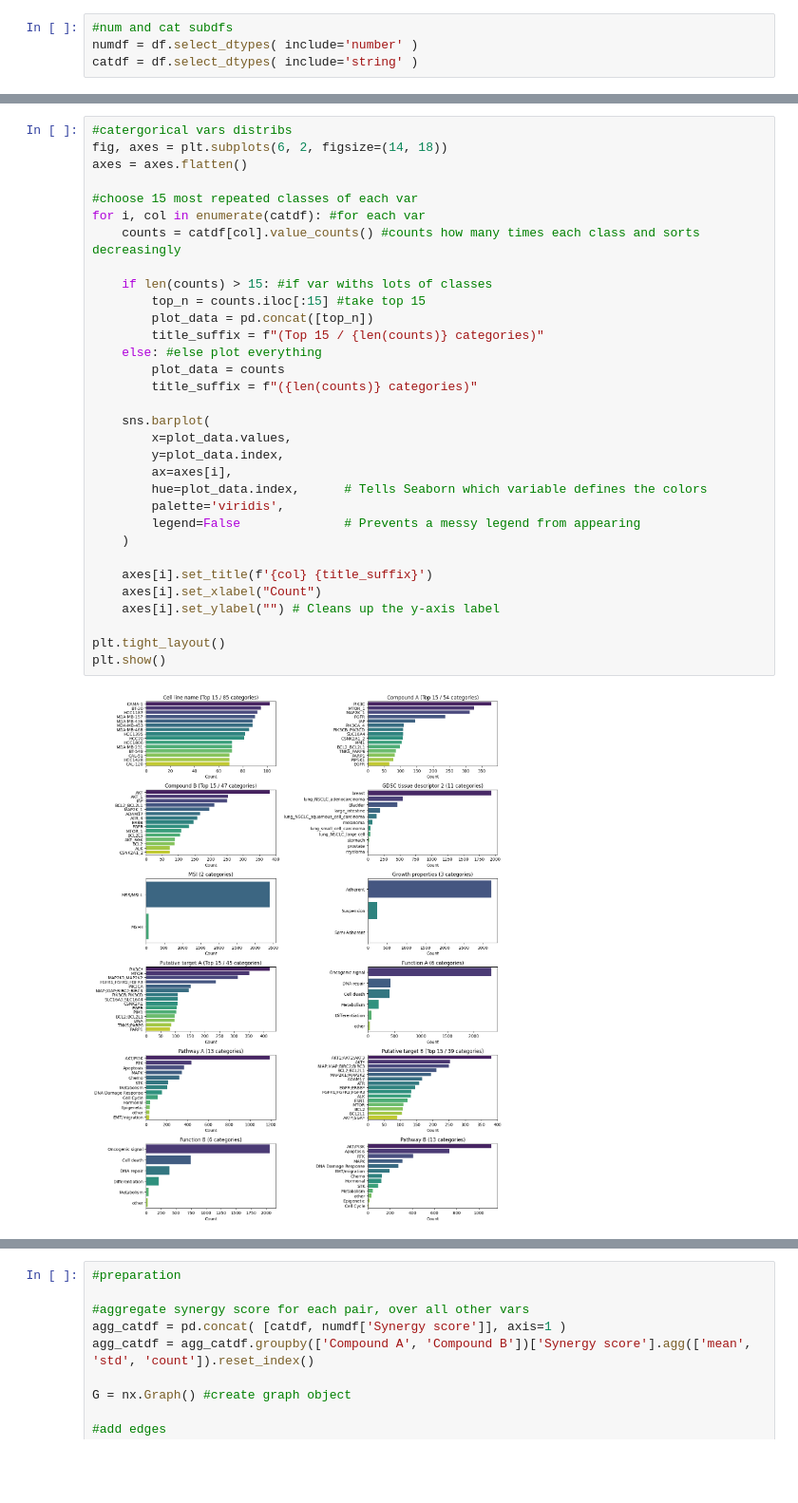
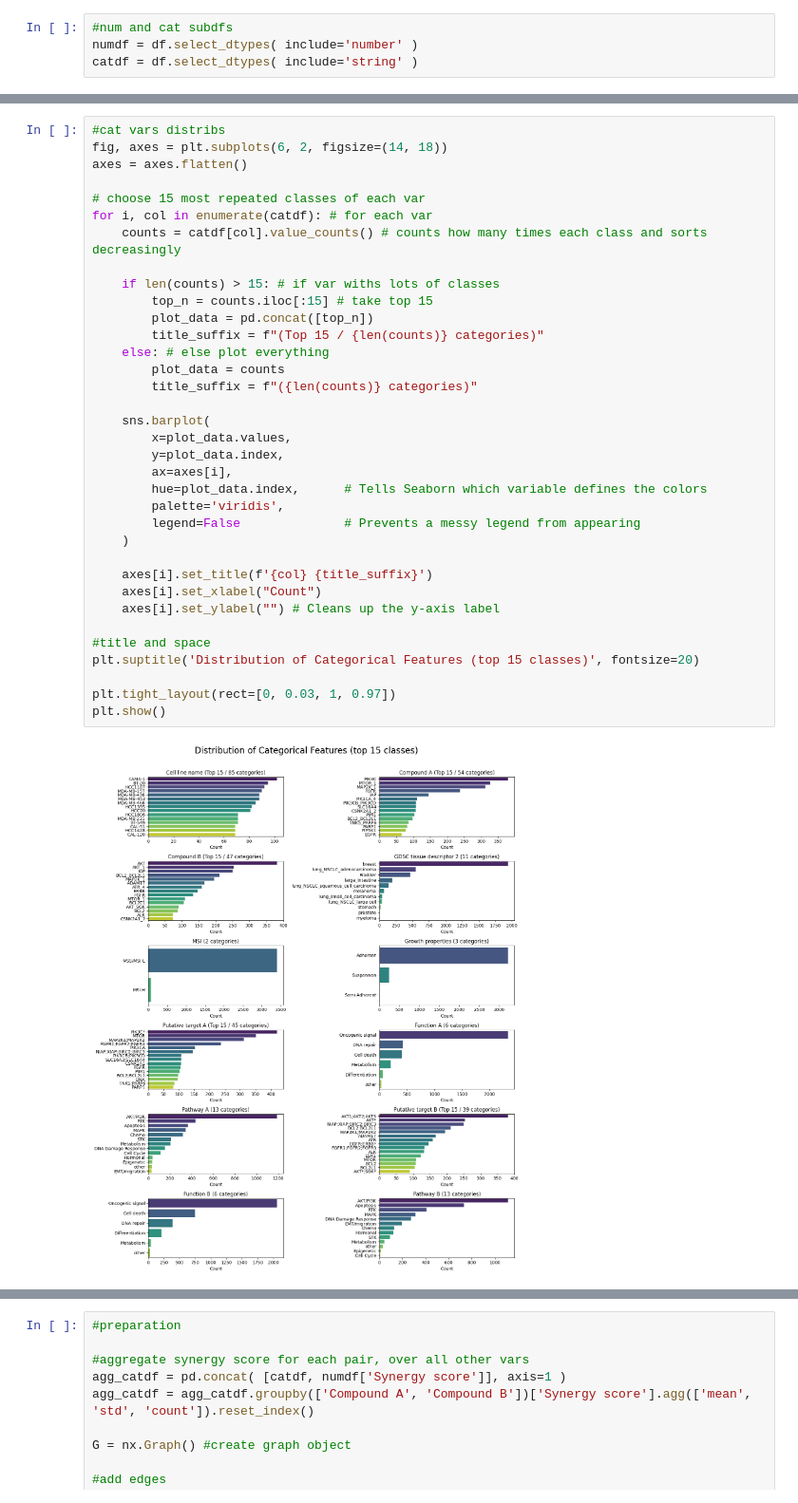
Before and after one commit to jorguz07/biomlproject, a Jupyter notebook: notebook/EDA.ipynb, the cells around one changed output, grey strips where cells are left out. Shown at 95% size. Saved outputs shown, nothing was run; the diff lists cells and outputs as text; blank space fills up the shorter version.

```diff
--- a/notebook/EDA.ipynb
+++ b/notebook/EDA.ipynb
@@ -436,35 +468,38 @@ plt.show()
 # %%
-#catergorical vars distribs
+#cat vars distribs
 fig, axes = plt.subplots(6, 2, figsize=(14, 18))
 axes = axes.flatten()
 
-#choose 15 most repeated classes of each var
-for i, col in enumerate(catdf): #for each var
-    counts = catdf[col].value_counts() #counts how many times each class and sorts decreasingly
+# choose 15 most repeated classes of each var
+for i, col in enumerate(catdf): # for each var
+    counts = catdf[col].value_counts() # counts how many times each class and sorts decreasingly
 
-    if len(counts) > 15: #if var withs lots of classes
-        top_n = counts.iloc[:15] #take top 15
+    if len(counts) > 15: # if var withs lots of classes
+        top_n = counts.iloc[:15] # take top 15
         plot_data = pd.concat([top_n])
         title_suffix = f"(Top 15 / {len(counts)} categories)"
-    else: #else plot everything
+    else: # else plot everything
         plot_data = counts
         title_suffix = f"({len(counts)} categories)"
 
     sns.barplot(
         x=plot_data.values,
         y=plot_data.index,
         ax=axes[i],
         hue=plot_data.index,      # Tells Seaborn which variable defines the colors
         palette='viridis',
         legend=False              # Prevents a messy legend from appearing
     )
 
     axes[i].set_title(f'{col} {title_suffix}')
     axes[i].set_xlabel("Count")
     axes[i].set_ylabel("") # Cleans up the y-axis label
 
-plt.tight_layout()
+#title and space
+plt.suptitle('Distribution of Categorical Features (top 15 classes)', fontsize=20)
+
+plt.tight_layout(rect=[0, 0.03, 1, 0.97])
 plt.show()
 # %% [output]
-[figure, old version]
+[figure, new version]
 # %% [markdown]
```
Also changed, not shown: parts of 26 cells of this notebook, 8 other files.
